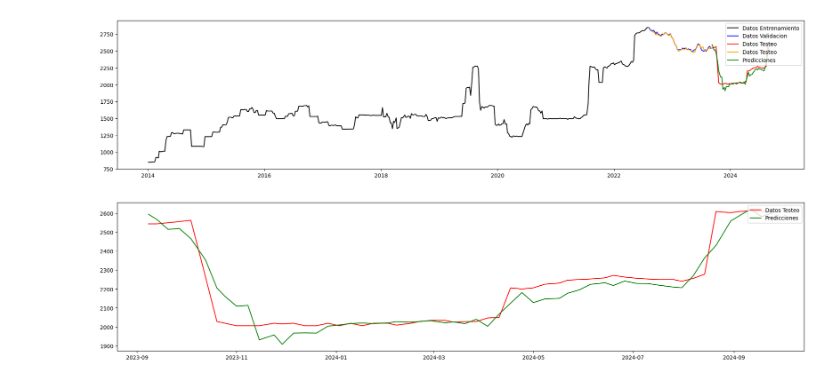
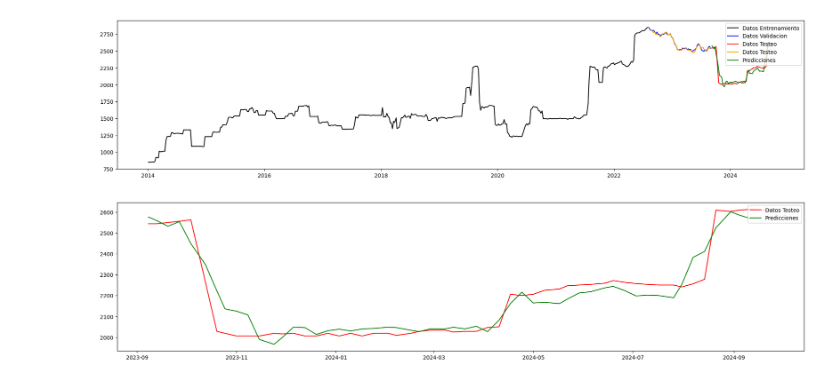
Before and after one commit to ivanpalenciab/Prediccion-atlantico, a Jupyter notebook: 5_PSO_CS.ipynb, the cells around one changed output. Saved outputs shown, nothing was run; the diff lists cells and outputs as text; code cells hidden in the pictures.

Commit message:
Optimización PSO-CS para los precios del maiz con futuros

```diff
--- a/5_PSO_CS.ipynb
+++ b/5_PSO_CS.ipynb
@@ -176,14 +175,14 @@ plt.show()
 # %% [output]
 [figure]
 # %%
-validacion_red_recurrente = pd.read_csv('/content/drive/MyDrive/prediccion_productos_agro/Fase 5 (Datos Atlantico)/Pruebas/Predicciones/EMD//validacion_red_recurrente.csv')
-testeo_red_recurrente = pd.read_csv('/content/drive/MyDrive/prediccion_productos_agro/Fase 5 (Datos Atlantico)/Pruebas/Predicciones/EMD/testeo_red_recurrente.csv')
+validacion_red_recurrente = pd.read_csv('/content/drive/MyDrive/prediccion_productos_agro/Fase 5 (Datos Atlantico)/Futuros_maiz/Resultados_Futuros/validacion_red_recurrente.csv')
+testeo_red_recurrente = pd.read_csv('/content/drive/MyDrive/prediccion_productos_agro/Fase 5 (Datos Atlantico)/Futuros_maiz/Resultados_Futuros/testeo_red_recurrente.csv')
 
-validacion_xgboost = pd.read_csv('/content/drive/MyDrive/prediccion_productos_agro/Fase 5 (Datos Atlantico)/Pruebas/Predicciones/EMD/validacion_xgboost.csv')
-testeo_xgboost = pd.read_csv('/content/drive/MyDrive/prediccion_productos_agro/Fase 5 (Datos Atlantico)/Pruebas/Predicciones/EMD/testeo_xgboost.csv')
+validacion_xgboost = pd.read_csv('/content/drive/MyDrive/prediccion_productos_agro/Fase 5 (Datos Atlantico)/Futuros_maiz/Resultados_Futuros/validacion_xgboost.csv')
+testeo_xgboost = pd.read_csv('/content/drive/MyDrive/prediccion_productos_agro/Fase 5 (Datos Atlantico)/Futuros_maiz/Resultados_Futuros/testeo_xgboost.csv')
 
-validacion_red_densa = pd.read_csv('/content/drive/MyDrive/prediccion_productos_agro/Fase 5 (Datos Atlantico)/Pruebas/Predicciones/EMD/validacion_red_densa.csv')
-testeo_red_densa = pd.read_csv('/content/drive/MyDrive/prediccion_productos_agro/Fase 5 (Datos Atlantico)/Pruebas/Predicciones/EMD/testeo_red_densa.csv')
+validacion_red_densa = pd.read_csv('/content/drive/MyDrive/prediccion_productos_agro/Fase 5 (Datos Atlantico)/Futuros_maiz/Resultados_Futuros/validacion_red_densa.csv')
+testeo_red_densa = pd.read_csv('/content/drive/MyDrive/prediccion_productos_agro/Fase 5 (Datos Atlantico)/Futuros_maiz/Resultados_Futuros/testeo_red_densa.csv')
 
-validacion_LGBM = pd.read_csv('/content/drive/MyDrive/prediccion_productos_agro/Fase 5 (Datos Atlantico)/Pruebas/Predicciones/EMD/validacion_LGBM.csv')
-testeo_LGBM = pd.read_csv('/content/drive/MyDrive/prediccion_productos_agro/Fase 5 (Datos Atlantico)/Pruebas/Predicciones/EMD/testeo_LGBM.csv')
+validacion_LGBM = pd.read_csv('/content/drive/MyDrive/prediccion_productos_agro/Fase 5 (Datos Atlantico)/Futuros_maiz/Resultados_Futuros/validacion_LGBM.csv')
+testeo_LGBM = pd.read_csv('/content/drive/MyDrive/prediccion_productos_agro/Fase 5 (Datos Atlantico)/Futuros_maiz/Resultados_Futuros/testeo_LGBM.csv')
@@ -240,5 +217,4 @@ Error porcentual absoluto medio del modelo es: 0.007761120219457607 o 0.78 %
 # %%
-testeo_final = (
-                0.53879814*testeo_xgboost.PROMEDIO +
-                0.46120186* testeo_LGBM.PROMEDIO
+testeo_final = (0.53879814*testeo_xgboost.PROMEDIO +
+                0.46120186*testeo_LGBM.PROMEDIO
                 )
@@ -273,8 +251,8 @@ plt.show()
 # %%
 fig, ax = plt.subplots(figsize=(23, 5))
 ax.plot(datos_testeo_originales.index,datos_testeo_originales.PROMEDIO,color='red',label = 'Datos Testeo')
-ax.plot(datos_testeo_originales.index,testeo_final,color='Green',label = 'Predicciones')
+ax.plot(datos_testeo_originales.index[:-1],testeo_final,color='Green',label = 'Predicciones')
 ax.legend(loc = 'upper right')
 plt.show()
 # %% [output]
-[figure, old version]
+[figure, new version]
```
Also changed, not shown: parts of 14 cells of this notebook.
